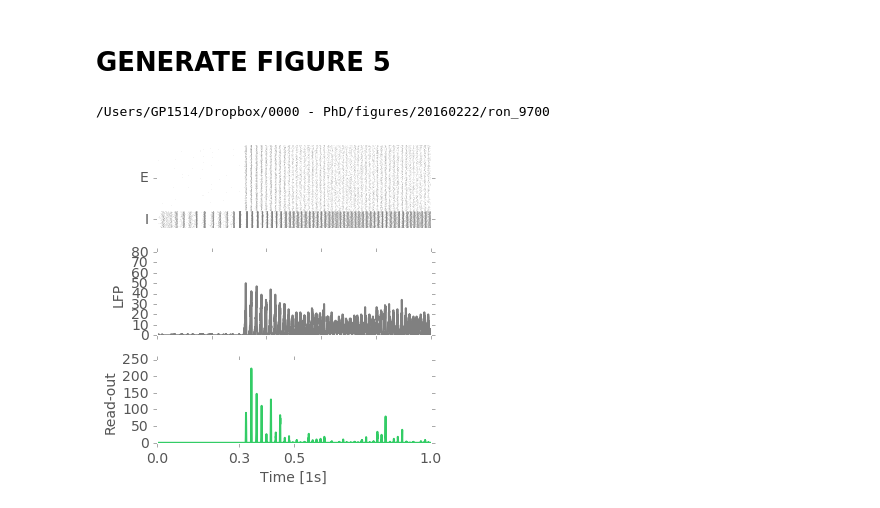
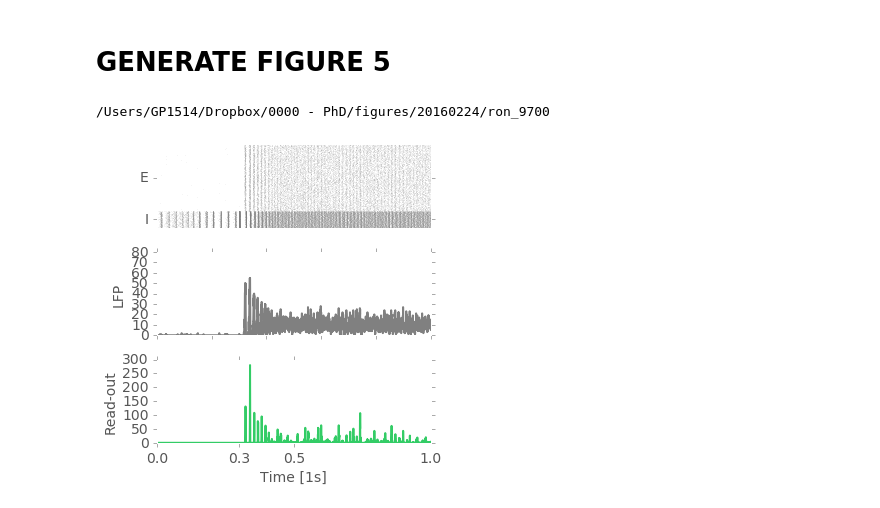
Before and after one commit to gpernelle/cortex, a Jupyter notebook: notebooks/figure5 - psth 3 .ipynb, the cells around one changed output. Cells and saved outputs as stored; diff of their text form; code cells hidden in the pictures.

```diff
--- a/notebooks/figure5 - psth 3 .ipynb
+++ b/notebooks/figure5 - psth 3 .ipynb
@@ -547,32 +553,32 @@ def plotFigure5(i, SSP, SPX, SPY, start, dur, w,ratio):
 # %%
 
 # for S in range(0,20,2):
 #     spikes_x, spikes_y, _, _, _, _, _, _,_,_,_,_  = cortex.readSimulation(N, r, 0, G, 10*S, d1, d2, d3, before, after, WII, LTP, LTD, model, )
 #     SPX.append(spikes_x)
 #     SPY.append(spikes_y)
 #     _,_,_,_,ssp  = cortex.readPSTH(N,r, G,S*10, it,binsize, d1, d2, d3, before, after, sigma, WII, LTP, LTD, model,coeff,RON='IAF', tau_m = 1)
 #     SSP.append(ssp)
-S = 120
+S = 140
 N = 2500
 for ratio in [15]:
     SSP = []
     SPX = []
     SPY = []
     FACT = 1
     LTD  = 4.7e-6 * FACT * N
     LTP = ratio * LTD
 
     spikes_x, spikes_y, spikes_x_tc, spikes_y_tc, gamma, correlation, ssp1, stimulation,p,q,lowsp,vm = cortex.readSimulation(N,r, 0, G, S, d1, d2, d3, before, after, WII, LTP, LTD, model)
     SPX.append(spikes_x)
     SPY.append(spikes_y)
     SSP.append(ssp1)
 #     np.save(DIRECTORY +"SSP",SSP)
 #     np.save(DIRECTORY +"SPX",SPX)
 #     np.save(DIRECTORY +"SPY",SPY)
 
     W = 0.004
     i = 0
     plotFigure5(i, SSP, SPX, SPY, 9700, 1000, W,ratio)
 # %% [output]
-/Users/GP1514/Dropbox/0000 - PhD/figures/20160222/ron_9700
+/Users/GP1514/Dropbox/0000 - PhD/figures/20160224/ron_9700
-[figure, old version]
+[figure, new version]
```
Also changed, not shown: parts of 7 cells of this notebook, 7 other files.
